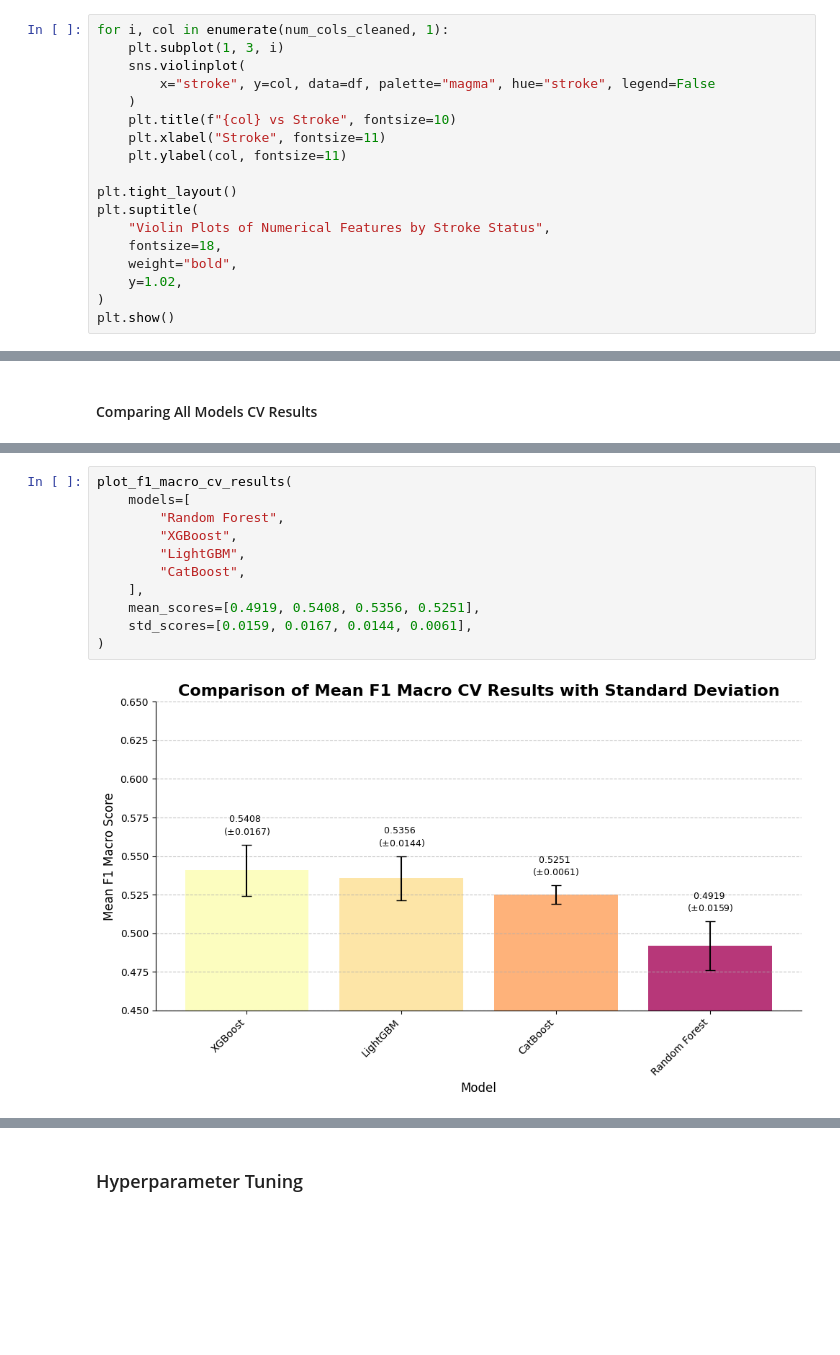
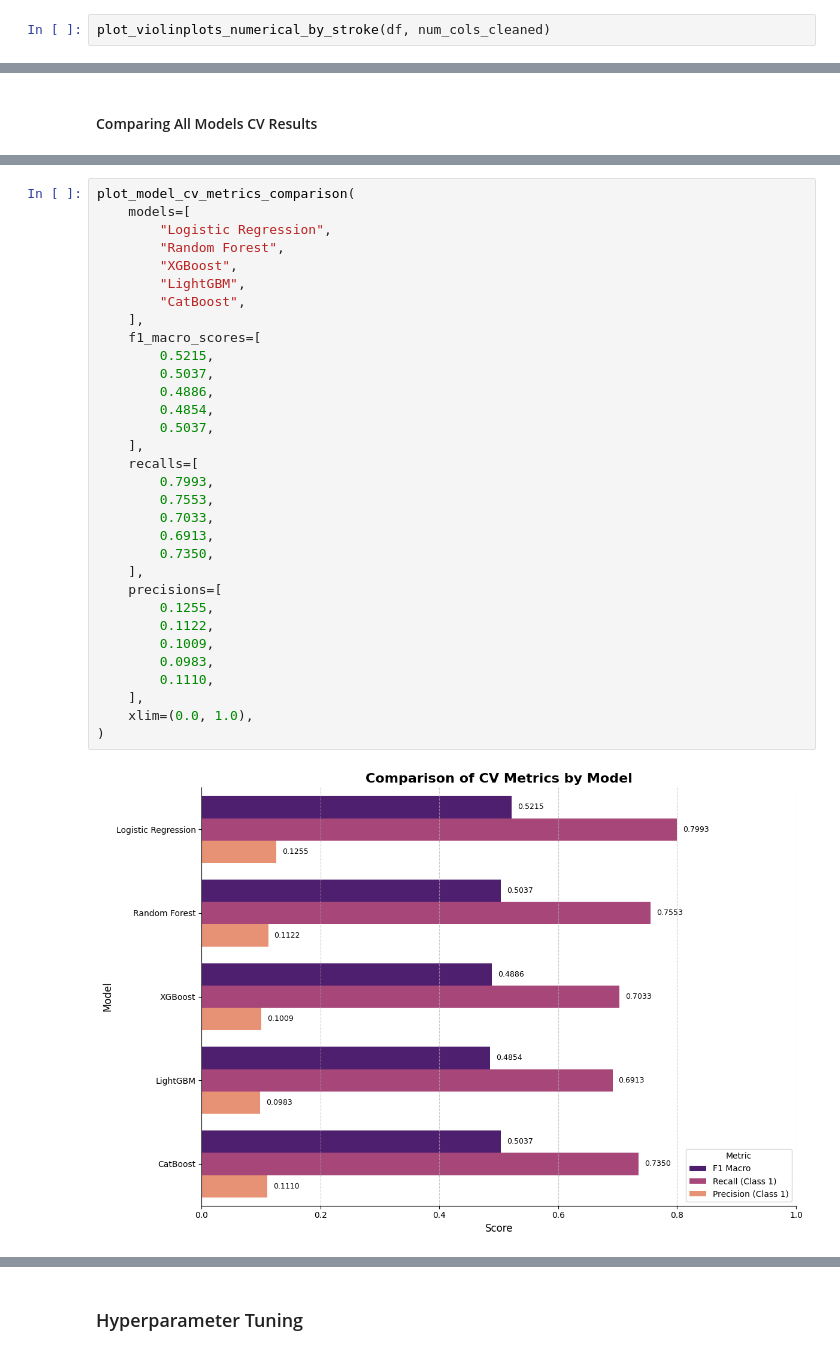
Before and after one commit to Duccard/stroke_risk_prediction, a Jupyter notebook: StrokeRiskPredictionModel.ipynb, the cells around one changed output, grey strips where cells are left out. Drawn from its saved outputs; the diff is of its cells as text; blank space fills up the shorter version.

```diff
--- a/StrokeRiskPredictionModel.ipynb
+++ b/StrokeRiskPredictionModel.ipynb
@@ -565,21 +447,5 @@ plt.show()
 # %% [markdown]
 ### Numerical Features vs Stroke Status
 # %%
-for i, col in enumerate(num_cols_cleaned, 1):
-    plt.subplot(1, 3, i)
-    sns.violinplot(
-        x="stroke", y=col, data=df, palette="magma", hue="stroke", legend=False
-    )
-    plt.title(f"{col} vs Stroke", fontsize=10)
-    plt.xlabel("Stroke", fontsize=11)
-    plt.ylabel(col, fontsize=11)
-
-plt.tight_layout()
-plt.suptitle(
-    "Violin Plots of Numerical Features by Stroke Status",
-    fontsize=18,
-    weight="bold",
-    y=1.02,
-)
-plt.show()
+plot_violinplots_numerical_by_stroke(df, num_cols_cleaned)
 # %% [output]
@@ -3694,18 +3161,39 @@ def plot_f1_macro_cv_results(
     plt.tight_layout()
     plt.show()
 # %%
-plot_f1_macro_cv_results(
+plot_model_cv_metrics_comparison(
     models=[
+        "Logistic Regression",
         "Random Forest",
         "XGBoost",
         "LightGBM",
         "CatBoost",
     ],
-    mean_scores=[0.4919, 0.5408, 0.5356, 0.5251],
-    std_scores=[0.0159, 0.0167, 0.0144, 0.0061],
+    f1_macro_scores=[
+        0.5215,
+        0.5037,
+        0.4886,
+        0.4854,
+        0.5037,
+    ],
+    recalls=[
+        0.7993,
+        0.7553,
+        0.7033,
+        0.6913,
+        0.7350,
+    ],
+    precisions=[
+        0.1255,
+        0.1122,
+        0.1009,
+        0.0983,
+        0.1110,
+    ],
+    xlim=(0.0, 1.0),
 )
 # %% [output]
-[figure, old version]
+[figure, new version]
 # %% [markdown]
 **Interpretation:**
 
```
Also changed, not shown: parts of 130 cells of this notebook, 1 other file.
